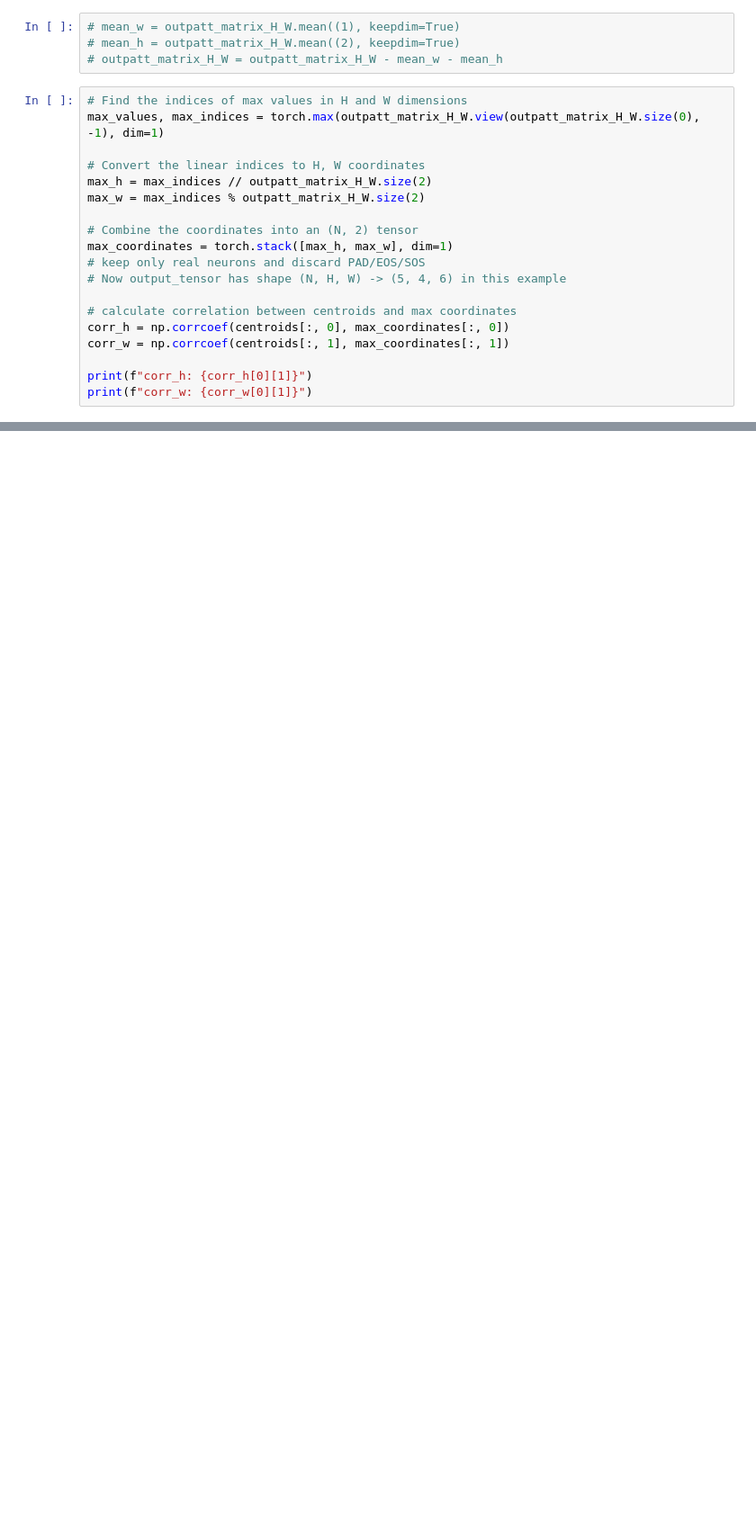
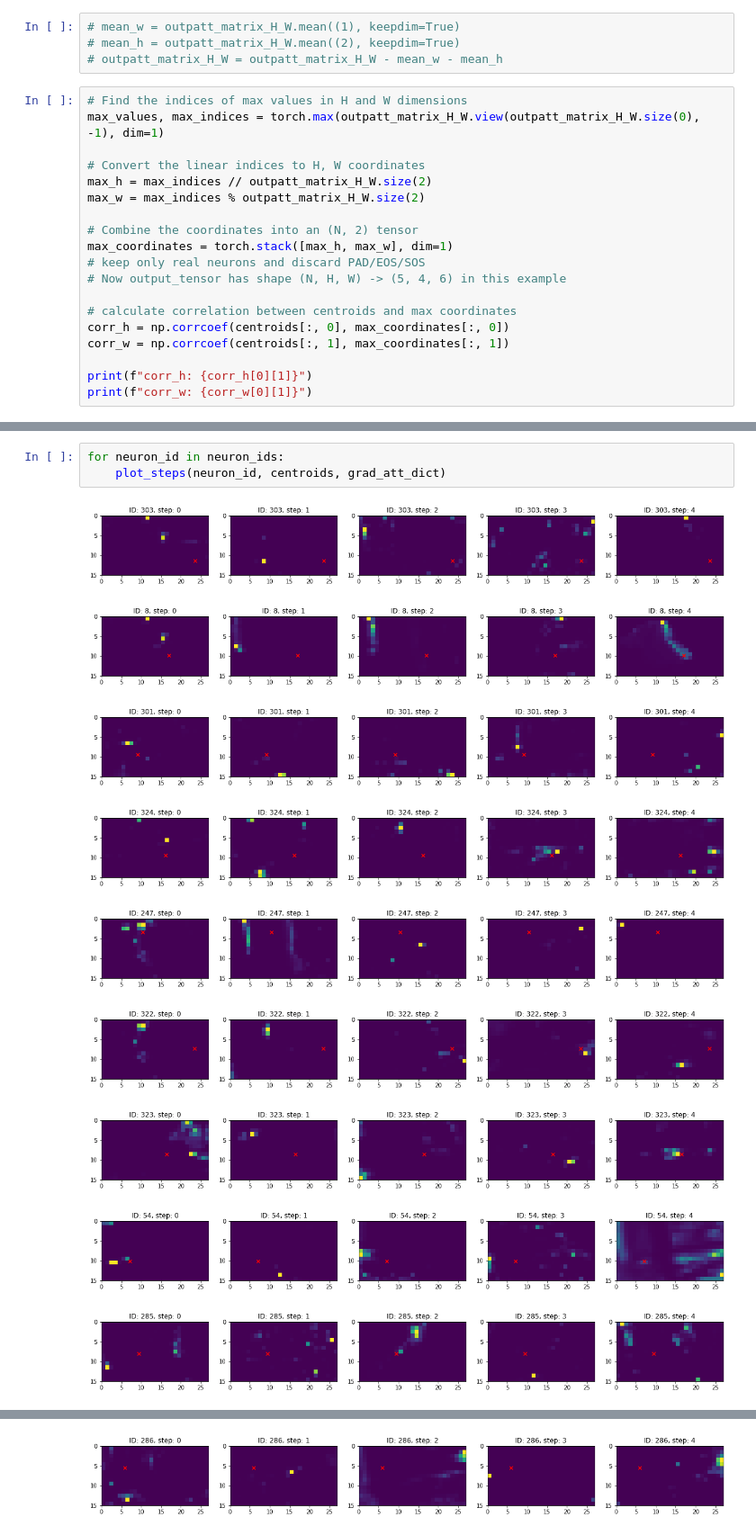
Before and after one commit to a-antoniades/neuroformer_, a Jupyter notebook: neuroformer_OneCombo3_SimNeu3D_attentions.ipynb, the cells around one changed output, grey strips where cells are left out. Shown at 90% size. Saved outputs shown, nothing was run; the diff lists cells and outputs as text; blank space fills up the shorter version.

```diff
--- a/neuroformer_OneCombo3_SimNeu3D_attentions.ipynb
+++ b/neuroformer_OneCombo3_SimNeu3D_attentions.ipynb
@@ -1021,0 +1078,13 @@ max_coordinates[77]
+# %%
+for neuron_id in neuron_ids:
+    plot_steps(neuron_id, centroids, grad_att_dict)
+# %% [output]
+[figure, added]
+[figure, added]
+[figure, added]
+[figure, added]
+[figure, added]
+[figure, added]
+[figure, added]
+[figure, added]
+[figure, added]
@@ -1021,0 +1092 @@ max_coordinates[77]
+[figure, added]
```
Also changed, not shown: parts of 29 cells of this notebook, 4 other files.
